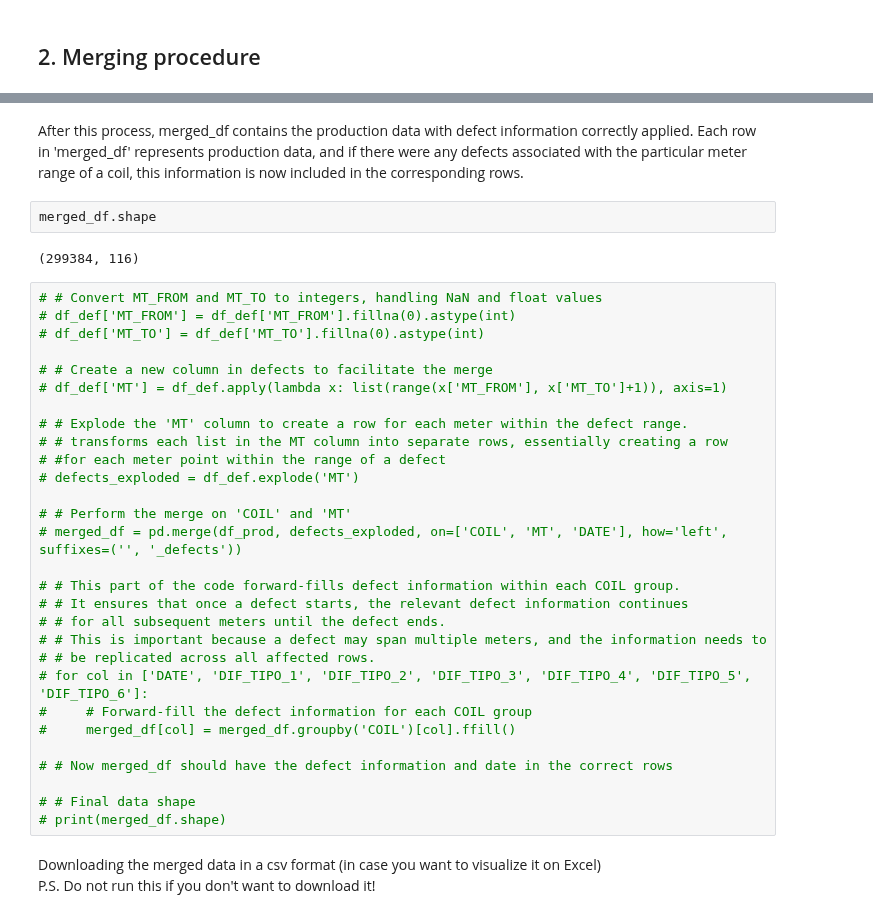
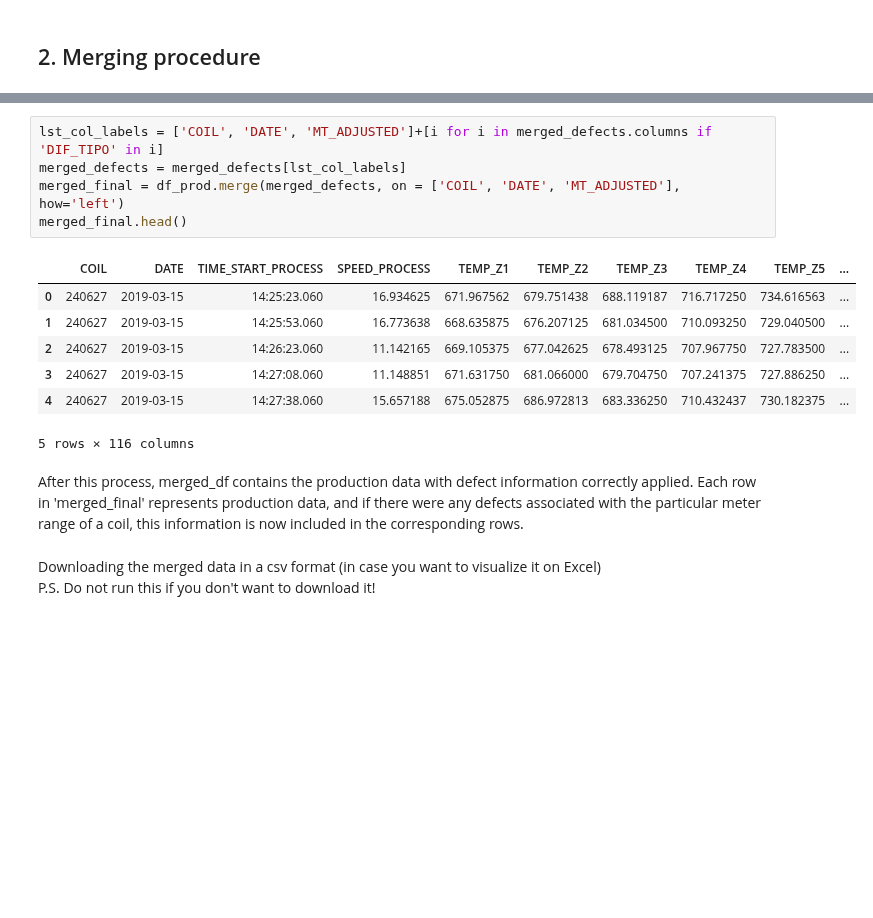
Before and after one commit to simoneassirelli/Machine-Learning-Fieldwork---G3, a Jupyter notebook: code.ipynb, the cells around one changed output, grey strips where cells are left out. Cells and saved outputs as stored; diff of their text form; blank space fills up the shorter version.

```diff
--- a/code.ipynb
+++ b/code.ipynb
@@ -114,38 +96,18 @@ Length: 617, dtype: object
+# %%
+lst_col_labels = ['COIL', 'DATE', 'MT_ADJUSTED']+[i for i in merged_defects.columns if 'DIF_TIPO' in i]
+merged_defects = merged_defects[lst_col_labels]
+merged_final = df_prod.merge(merged_defects, on = ['COIL', 'DATE', 'MT_ADJUSTED'], how='left')
+merged_final.head()
+# %% [output]
+|  | COIL | DATE | TIME_START_PROCESS | SPEED_PROCESS | TEMP_Z1 | TEMP_Z2 | TEMP_Z3 | TEMP_Z4 | TEMP_Z5 | ... |
+| 0 | 240627 | 2019-03-15 | 14:25:23.060 | 16.934625 | 671.967562 | 679.751438 | 688.119187 | 716.717250 | 734.616563 | ... |
+| 1 | 240627 | 2019-03-15 | 14:25:53.060 | 16.773638 | 668.635875 | 676.207125 | 681.034500 | 710.093250 | 729.040500 | ... |
+| 2 | 240627 | 2019-03-15 | 14:26:23.060 | 11.142165 | 669.105375 | 677.042625 | 678.493125 | 707.967750 | 727.783500 | ... |
+| 3 | 240627 | 2019-03-15 | 14:27:08.060 | 11.148851 | 671.631750 | 681.066000 | 679.704750 | 707.241375 | 727.886250 | ... |
+| 4 | 240627 | 2019-03-15 | 14:27:38.060 | 15.657188 | 675.052875 | 686.972813 | 683.336250 | 710.432437 | 730.182375 | ... |
+5 rows × 116 columns
 # %% [markdown]
-After this process, merged_df contains the production data with defect information correctly applied. Each row in 'merged_df' represents production data, and if there were any defects associated with the particular meter range of a coil, this information is now included in the corresponding rows.
+After this process, merged_df contains the production data with defect information correctly applied. Each row in 'merged_final' represents production data, and if there were any defects associated with the particular meter range of a coil, this information is now included in the corresponding rows.
-# %%
-merged_df.shape
-# %% [output]
-(299384, 116)
-# %%
-# # Convert MT_FROM and MT_TO to integers, handling NaN and float values
-# df_def['MT_FROM'] = df_def['MT_FROM'].fillna(0).astype(int)
-# df_def['MT_TO'] = df_def['MT_TO'].fillna(0).astype(int)
-
-# # Create a new column in defects to facilitate the merge
-# df_def['MT'] = df_def.apply(lambda x: list(range(x['MT_FROM'], x['MT_TO']+1)), axis=1)
-
-# # Explode the 'MT' column to create a row for each meter within the defect range.
-# # transforms each list in the MT column into separate rows, essentially creating a row
-# #for each meter point within the range of a defect
-# defects_exploded = df_def.explode('MT')
-
-# # Perform the merge on 'COIL' and 'MT'
-# merged_df = pd.merge(df_prod, defects_exploded, on=['COIL', 'MT', 'DATE'], how='left', suffixes=('', '_defects'))
-
-# # This part of the code forward-fills defect information within each COIL group.
-# # It ensures that once a defect starts, the relevant defect information continues
-# # for all subsequent meters until the defect ends.
-# # This is important because a defect may span multiple meters, and the information needs to
-# # be replicated across all affected rows.
-# for col in ['DATE', 'DIF_TIPO_1', 'DIF_TIPO_2', 'DIF_TIPO_3', 'DIF_TIPO_4', 'DIF_TIPO_5', 'DIF_TIPO_6']:
-#     # Forward-fill the defect information for each COIL group
-#     merged_df[col] = merged_df.groupby('COIL')[col].ffill()
-
-# # Now merged_df should have the defect information and date in the correct rows
-
-# # Final data shape
-# print(merged_df.shape)
 # %% [markdown]
 Downloading the merged data in a csv format (in case you want to visualize it on Excel) \
 P.S. Do not run this if you don't want to download it!
```
Also changed, not shown: parts of 15 cells of this notebook.
